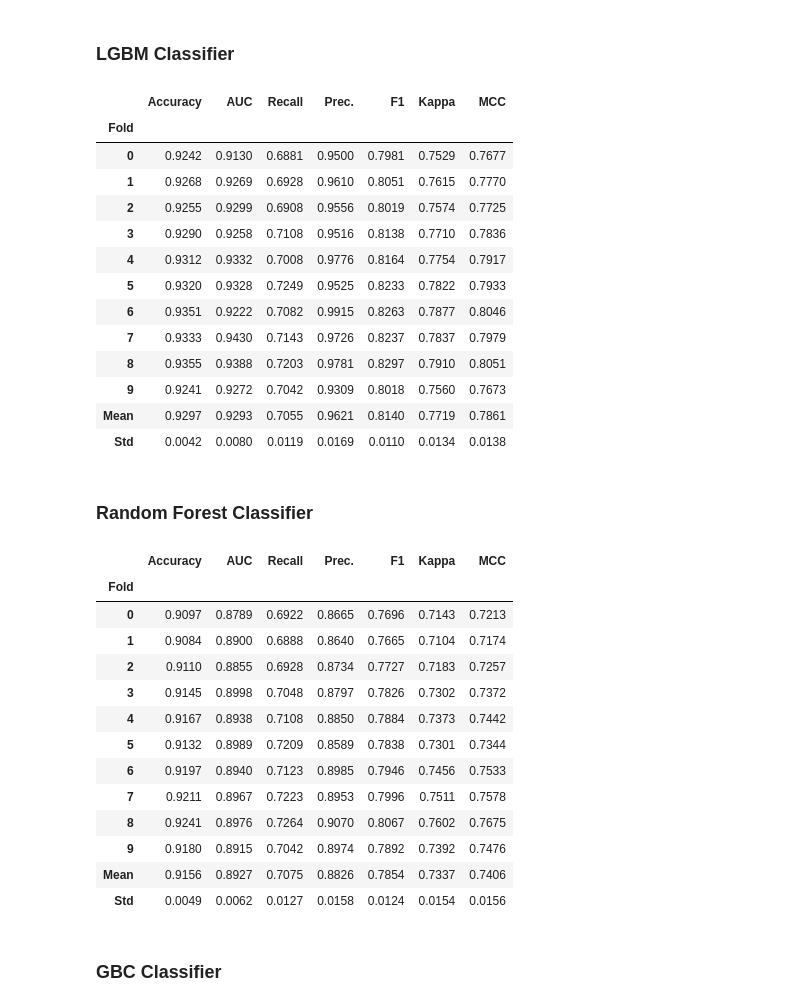
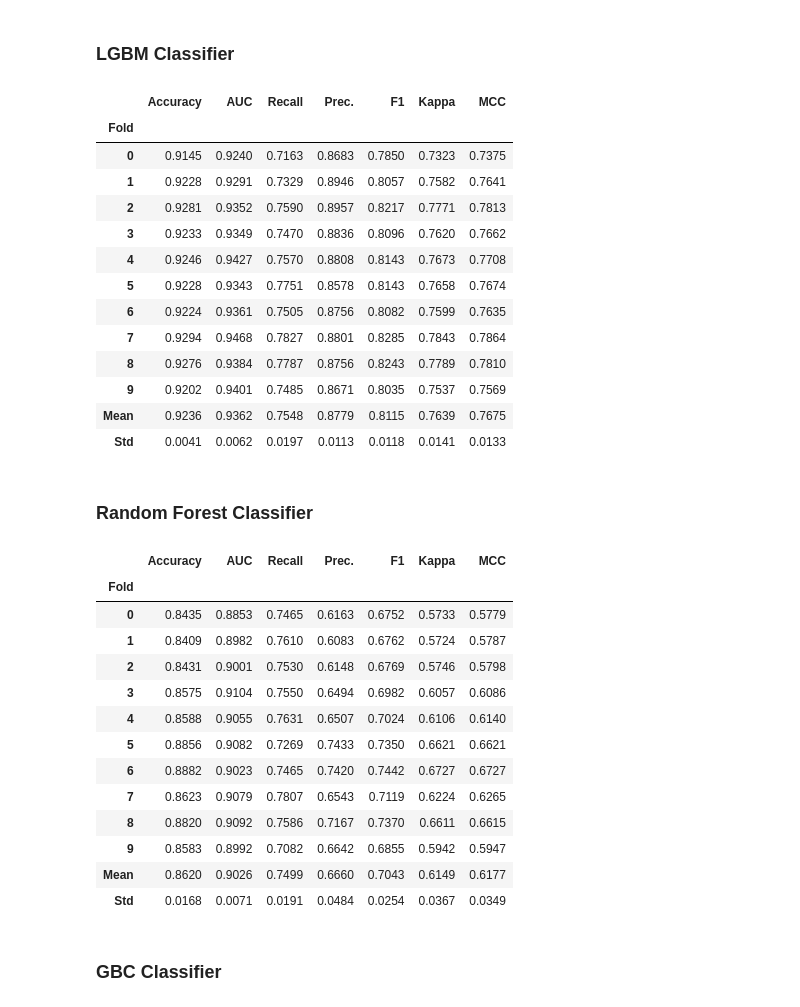
Before and after one commit to ELSady/Classification---Credit-Risk-Analysis, a Jupyter notebook: Credit Risk Classification.ipynb, the cells around one changed output. Cells and saved outputs as stored; diff of their text form; code cells hidden in the pictures.

```diff
--- a/Credit Risk Classification.ipynb
+++ b/Credit Risk Classification.ipynb
@@ -967,41 +1177,41 @@ GradientBoostingClassifier(ccp_alpha=0.0, criterion='friedman_mse', init=None,
 # %% [markdown]
 ### LGBM Classifier
 # %%
-tuned_LGBM = tune_model(LGBM, optimize = 'F1', choose_better = True)
+tuned_LGBM = tune_model(LGBM, optimize = 'auc', choose_better = True)
 # %% [output]
 |  | Accuracy | AUC | Recall | Prec. | F1 | Kappa | MCC |
 | Fold |  |  |  |  |  |  |  |
-| 0 | 0.9242 | 0.9130 | 0.6881 | 0.9500 | 0.7981 | 0.7529 | 0.7677 |
-| 1 | 0.9268 | 0.9269 | 0.6928 | 0.9610 | 0.8051 | 0.7615 | 0.7770 |
-| 2 | 0.9255 | 0.9299 | 0.6908 | 0.9556 | 0.8019 | 0.7574 | 0.7725 |
-| 3 | 0.9290 | 0.9258 | 0.7108 | 0.9516 | 0.8138 | 0.7710 | 0.7836 |
-| 4 | 0.9312 | 0.9332 | 0.7008 | 0.9776 | 0.8164 | 0.7754 | 0.7917 |
-| 5 | 0.9320 | 0.9328 | 0.7249 | 0.9525 | 0.8233 | 0.7822 | 0.7933 |
-| 6 | 0.9351 | 0.9222 | 0.7082 | 0.9915 | 0.8263 | 0.7877 | 0.8046 |
-| 7 | 0.9333 | 0.9430 | 0.7143 | 0.9726 | 0.8237 | 0.7837 | 0.7979 |
-| 8 | 0.9355 | 0.9388 | 0.7203 | 0.9781 | 0.8297 | 0.7910 | 0.8051 |
-| 9 | 0.9241 | 0.9272 | 0.7042 | 0.9309 | 0.8018 | 0.7560 | 0.7673 |
-| Mean | 0.9297 | 0.9293 | 0.7055 | 0.9621 | 0.8140 | 0.7719 | 0.7861 |
-| Std | 0.0042 | 0.0080 | 0.0119 | 0.0169 | 0.0110 | 0.0134 | 0.0138 |
+| 0 | 0.9145 | 0.9240 | 0.7163 | 0.8683 | 0.7850 | 0.7323 | 0.7375 |
+| 1 | 0.9228 | 0.9291 | 0.7329 | 0.8946 | 0.8057 | 0.7582 | 0.7641 |
+| 2 | 0.9281 | 0.9352 | 0.7590 | 0.8957 | 0.8217 | 0.7771 | 0.7813 |
+| 3 | 0.9233 | 0.9349 | 0.7470 | 0.8836 | 0.8096 | 0.7620 | 0.7662 |
+| 4 | 0.9246 | 0.9427 | 0.7570 | 0.8808 | 0.8143 | 0.7673 | 0.7708 |
+| 5 | 0.9228 | 0.9343 | 0.7751 | 0.8578 | 0.8143 | 0.7658 | 0.7674 |
+| 6 | 0.9224 | 0.9361 | 0.7505 | 0.8756 | 0.8082 | 0.7599 | 0.7635 |
+| 7 | 0.9294 | 0.9468 | 0.7827 | 0.8801 | 0.8285 | 0.7843 | 0.7864 |
+| 8 | 0.9276 | 0.9384 | 0.7787 | 0.8756 | 0.8243 | 0.7789 | 0.7810 |
+| 9 | 0.9202 | 0.9401 | 0.7485 | 0.8671 | 0.8035 | 0.7537 | 0.7569 |
+| Mean | 0.9236 | 0.9362 | 0.7548 | 0.8779 | 0.8115 | 0.7639 | 0.7675 |
+| Std | 0.0041 | 0.0062 | 0.0197 | 0.0113 | 0.0118 | 0.0141 | 0.0133 |
 # %% [markdown]
 ### Random Forest Classifier
 # %%
-tuned_RF = tune_model(RF, optimize = 'F1', choose_better = True)
+tuned_RF = tune_model(RF, optimize = 'auc', choose_better = True)
 # %% [output]
 |  | Accuracy | AUC | Recall | Prec. | F1 | Kappa | MCC |
 | Fold |  |  |  |  |  |  |  |
-| 0 | 0.9097 | 0.8789 | 0.6922 | 0.8665 | 0.7696 | 0.7143 | 0.7213 |
-| 1 | 0.9084 | 0.8900 | 0.6888 | 0.8640 | 0.7665 | 0.7104 | 0.7174 |
-| 2 | 0.9110 | 0.8855 | 0.6928 | 0.8734 | 0.7727 | 0.7183 | 0.7257 |
-| 3 | 0.9145 | 0.8998 | 0.7048 | 0.8797 | 0.7826 | 0.7302 | 0.7372 |
-| 4 | 0.9167 | 0.8938 | 0.7108 | 0.8850 | 0.7884 | 0.7373 | 0.7442 |
-| 5 | 0.9132 | 0.8989 | 0.7209 | 0.8589 | 0.7838 | 0.7301 | 0.7344 |
-| 6 | 0.9197 | 0.8940 | 0.7123 | 0.8985 | 0.7946 | 0.7456 | 0.7533 |
-| 7 | 0.9211 | 0.8967 | 0.7223 | 0.8953 | 0.7996 | 0.7511 | 0.7578 |
-| 8 | 0.9241 | 0.8976 | 0.7264 | 0.9070 | 0.8067 | 0.7602 | 0.7675 |
-| 9 | 0.9180 | 0.8915 | 0.7042 | 0.8974 | 0.7892 | 0.7392 | 0.7476 |
-| Mean | 0.9156 | 0.8927 | 0.7075 | 0.8826 | 0.7854 | 0.7337 | 0.7406 |
-| Std | 0.0049 | 0.0062 | 0.0127 | 0.0158 | 0.0124 | 0.0154 | 0.0156 |
+| 0 | 0.8435 | 0.8853 | 0.7465 | 0.6163 | 0.6752 | 0.5733 | 0.5779 |
+| 1 | 0.8409 | 0.8982 | 0.7610 | 0.6083 | 0.6762 | 0.5724 | 0.5787 |
+| 2 | 0.8431 | 0.9001 | 0.7530 | 0.6148 | 0.6769 | 0.5746 | 0.5798 |
+| 3 | 0.8575 | 0.9104 | 0.7550 | 0.6494 | 0.6982 | 0.6057 | 0.6086 |
+| 4 | 0.8588 | 0.9055 | 0.7631 | 0.6507 | 0.7024 | 0.6106 | 0.6140 |
+| 5 | 0.8856 | 0.9082 | 0.7269 | 0.7433 | 0.7350 | 0.6621 | 0.6621 |
+| 6 | 0.8882 | 0.9023 | 0.7465 | 0.7420 | 0.7442 | 0.6727 | 0.6727 |
+| 7 | 0.8623 | 0.9079 | 0.7807 | 0.6543 | 0.7119 | 0.6224 | 0.6265 |
+| 8 | 0.8820 | 0.9092 | 0.7586 | 0.7167 | 0.7370 | 0.6611 | 0.6615 |
+| 9 | 0.8583 | 0.8992 | 0.7082 | 0.6642 | 0.6855 | 0.5942 | 0.5947 |
+| Mean | 0.8620 | 0.9026 | 0.7499 | 0.6660 | 0.7043 | 0.6149 | 0.6177 |
+| Std | 0.0168 | 0.0071 | 0.0191 | 0.0484 | 0.0254 | 0.0367 | 0.0349 |
 # %% [markdown]
 ### GBC Classifier
 # %%
```
Also changed, not shown: parts of 70 cells of this notebook.
